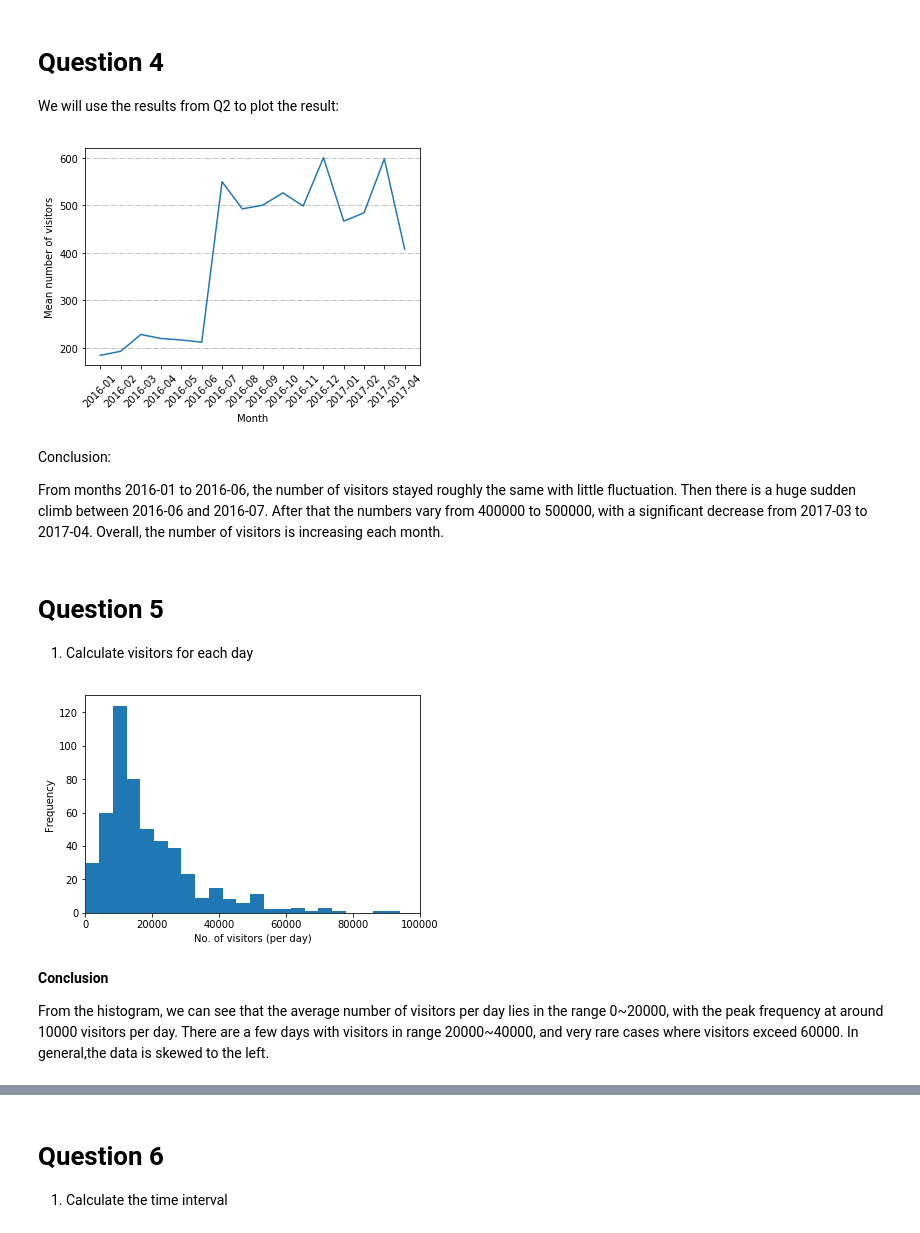
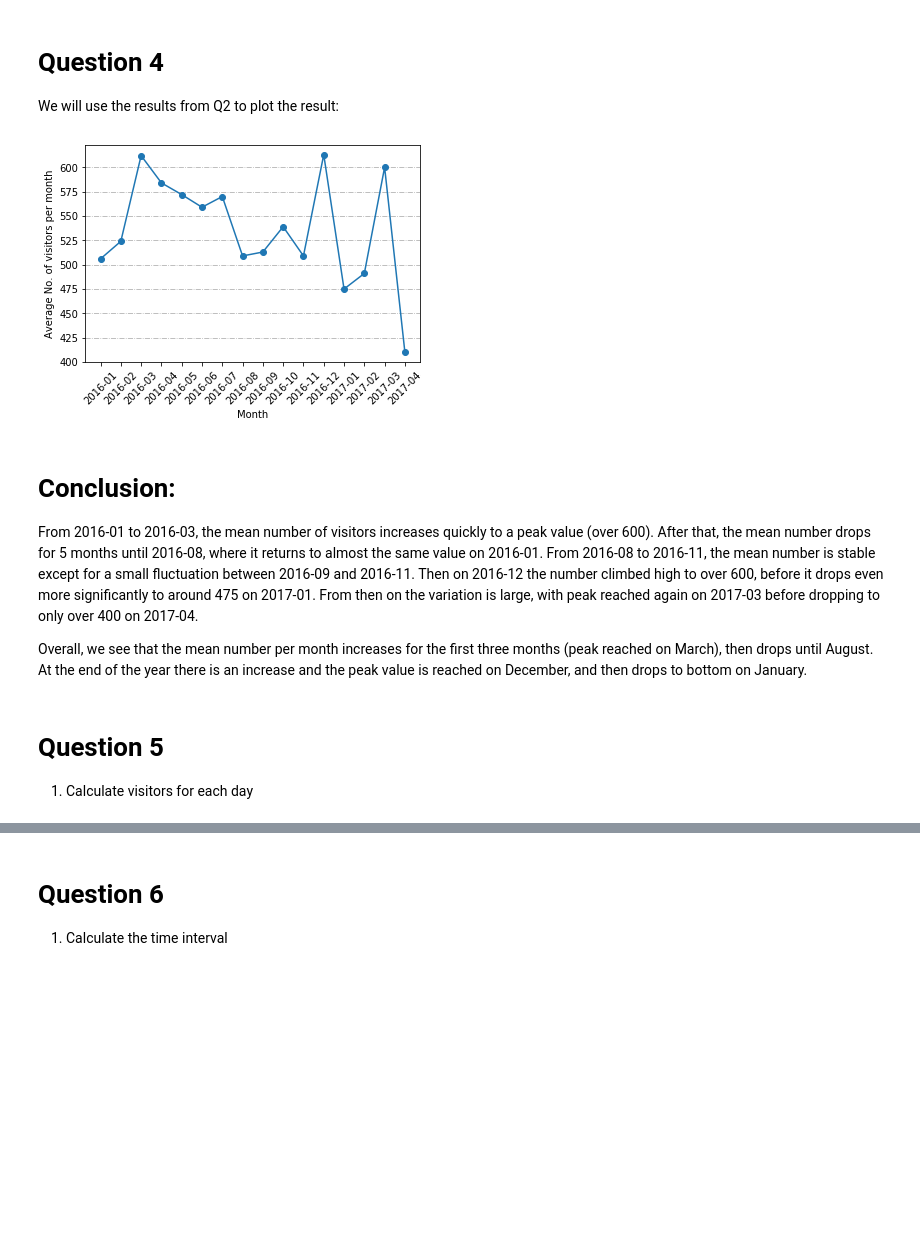
Before and after one commit to Leonard907/Work, a Jupyter notebook: FDS/cw1/cw1.ipynb, the cells around one changed output, grey strips where cells are left out. Saved outputs shown, nothing was run; the diff lists cells and outputs as text; code cells hidden in the pictures; blank space fills up the shorter version.

```diff
--- a/FDS/cw1/cw1.ipynb
+++ b/FDS/cw1/cw1.ipynb
@@ -132,17 +86,46 @@ num_restaurant_month = len(set(air_visits['air_store_id']))
-# %%
-# Remov 2017-05 as no data at that month
-plt.plot(month_labels[:-1], np.array(air_visitors[:-1]) / num_restaurant_month)
-plt.xticks(rotation=45)
-plt.grid(axis='y', linestyle='-.')
-plt.xlabel('Month')
-plt.ylabel('Mean number of visitors')
-plt.show()
-# %% [output]
-[figure, removed]
-# %% [markdown]
-Conclusion:
-
-From months 2016-01 to 2016-06, the number of visitors stayed roughly the same with little fluctuation. Then there is a huge sudden climb between 2016-06 and 2016-07. After that the numbers vary from 400000 to 500000, with a significant decrease from 2017-03 to 2017-04. Overall, the number of visitors is increasing each month.
+# %%
+air_visit_data = pd.read_csv('Data/air_visit_data.csv')
+air_store_id_month_list = {
+    '2016-01':[],
+    '2016-02':[],
+    '2016-03':[],
+    '2016-04':[],
+    '2016-05':[],
+    '2016-06':[],
+    '2016-07':[],
+    '2016-08':[],
+    '2016-09':[],
+    '2016-10':[],
+    '2016-11':[],
+    '2016-12':[],
+    '2017-01':[],
+    '2017-02':[],
+    '2017-03':[],
+    '2017-04':[]
+}
+visitors_month = [0 for i in range(16)]
+month_labels = ['2016-01','2016-02','2016-03','2016-04','2016-05','2016-06','2016-07','2016-08','2016-09','2016-10','2016-11','2016-12','2017-01','2017-02','2017-03','2017-04']
+for date, store_id, visitors in zip(air_visit_data['visit_date'], air_visit_data['air_store_id'], air_visit_data['visitors']):
+    month = date[:7]
+    air_store_id_month_list[month].append(store_id)
+    visitors_month[month_labels.index(month)] += visitors
+for i in range(16):
+    visitors_month[i] = visitors_month[i] // (len(set(air_store_id_month_list[month_labels[i]])))
+# %%
+plt.plot(month_labels, visitors_month, marker='o')
+plt.xlabel('Month')
+plt.ylabel('Average No. of visitors per month')
+plt.xticks(rotation=45)
+plt.grid(axis='y', linestyle='-.')
+plt.show()
+# %% [output]
+[figure, added]
+# %% [markdown]
+# Conclusion:
+
+From 2016-01 to 2016-03, the mean number of visitors increases quickly to a peak value (over 600). After that, the mean number drops for 5 months until 2016-08, where it returns to almost the same value on 2016-01. From 2016-08 to 2016-11, the mean number is stable except for a small fluctuation between 2016-09 and 2016-11. Then on 2016-12 the number climbed high to over 600, before it drops even more significantly to around 475 on 2017-01. From then on the variation is large, with peak reached again on 2017-03 before dropping to only over 400 on 2017-04.
+
+Overall, we see that the mean number per month increases for the first three months (peak reached on March), then drops until August. At the end of the year there is an increase and the peak value is reached on December, and then drops to bottom on January.
 # %% [markdown]
 # Question 5
 
@@ -164,14 +132,0 @@ for i in range(len(hpg_visits)):
-# %%
-plt.hist(date_summary, bins=40)
-
-# We set limit to 100000 to remove outliers.
-plt.xlim([0, 100000])
-plt.ylabel("Frequency")
-plt.xlabel("No. of visitors (per day)")
-plt.show()
-# %% [output]
-[figure, removed]
-# %% [markdown]
-**Conclusion**
-
-From the histogram, we can see that the average number of visitors per day lies in the range 0~20000, with the peak frequency at around 10000 visitors per day. There are a few days with visitors in range 20000~40000, and very rare cases where visitors exceed 60000. In general,the data is skewed to the left.
```
Also changed, not shown: parts of 27 cells of this notebook, 7 other files.
